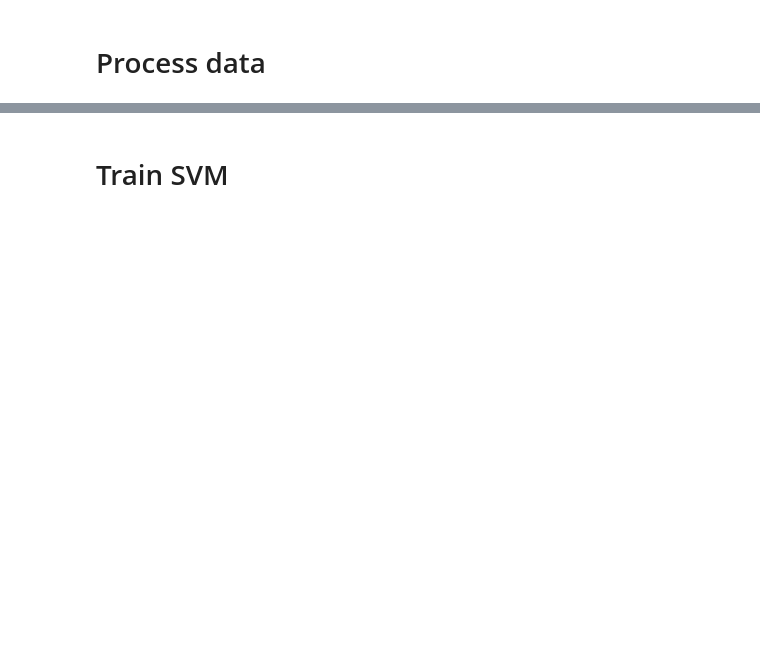
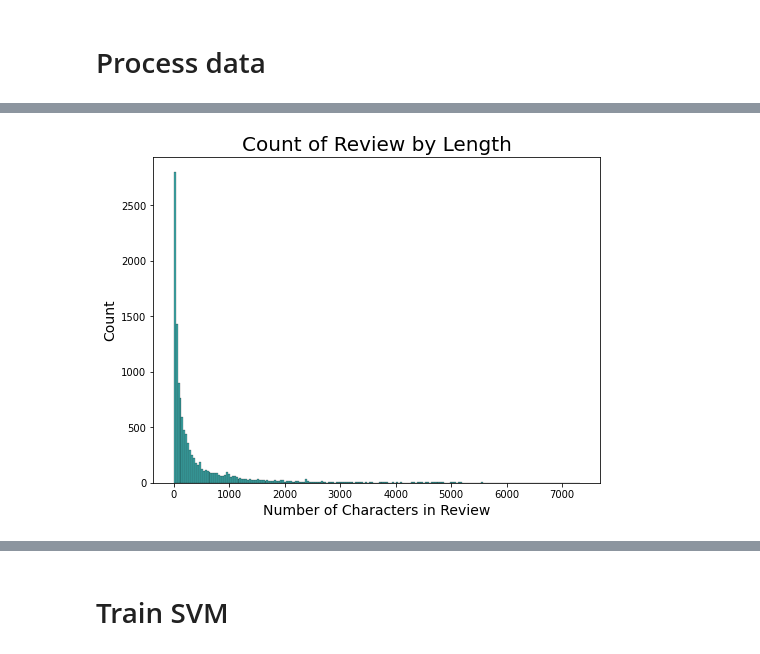
Before and after one commit to WANGKAIVICTOR/COMP7630-Text-Sentiment-Classifier, a Jupyter notebook: tmp.ipynb, the cells around one changed output, grey strips where cells are left out. Cells and saved outputs as stored; diff of their text form; code cells hidden in the pictures; blank space fills up the shorter version.

```diff
--- a/tmp.ipynb
+++ b/tmp.ipynb
@@ -101,0 +321,13 @@ Name: comment, Length: 21021, dtype: object
+# %%
+new_data_df = text_data.copy()
+
+new_data_df['Text_Length'] = new_data_df['comment'].str.len()
+
+plt.figure(figsize=(8, 6))
+ax = sns.histplot(x=new_data_df['Text_Length'], color='darkcyan')
+plt.ylabel('Count', fontsize=14)
+plt.xlabel('Number of Characters in Review', fontsize=14)
+plt.title('Count of Review by Length', fontsize=20)
+plt.show()
+# %% [output]
+[figure, added]
```
Also changed, not shown: parts of 11 cells of this notebook, 2 other files.
